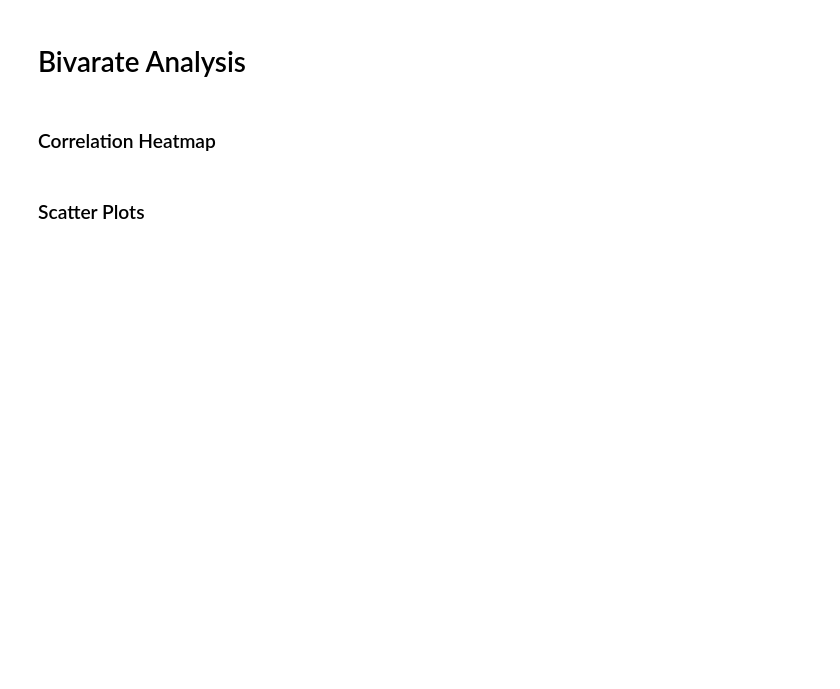
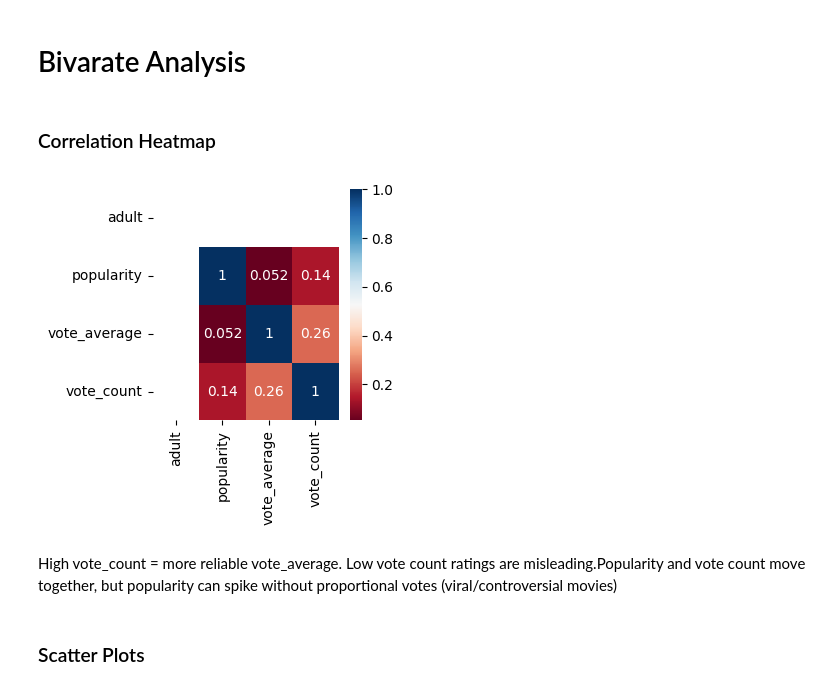
Before and after one commit to iqraghori/TMDB-API-Movie-Data-Analysis, a Jupyter notebook: the_movie_database_api.ipynb, the cells around one changed output. Cells and saved outputs as stored; diff of their text form; code cells hidden in the pictures; blank space fills up the shorter version.

```diff
--- a/the_movie_database_api.ipynb
+++ b/the_movie_database_api.ipynb
@@ -114,5 +142,14 @@ dtype: int64
 # Bivarate Analysis
 # %% [markdown]
 ### Correlation Heatmap
+# %%
+df_clean = df_movie.drop(columns=['id','title','release_date'])
+df_clean.corr()
+sns.heatmap(df_clean.corr(), annot=True, cmap='RdBu',)
+plt.show()
+# %% [output]
+[figure, added]
+# %% [markdown]
+High vote_count = more reliable vote_average. Low vote count ratings are misleading.Popularity and vote count move together, but popularity can spike without proportional votes (viral/controversial movies)
 # %% [markdown]
 ### Scatter Plots
```
Also changed, not shown: parts of 8 cells of this notebook.
